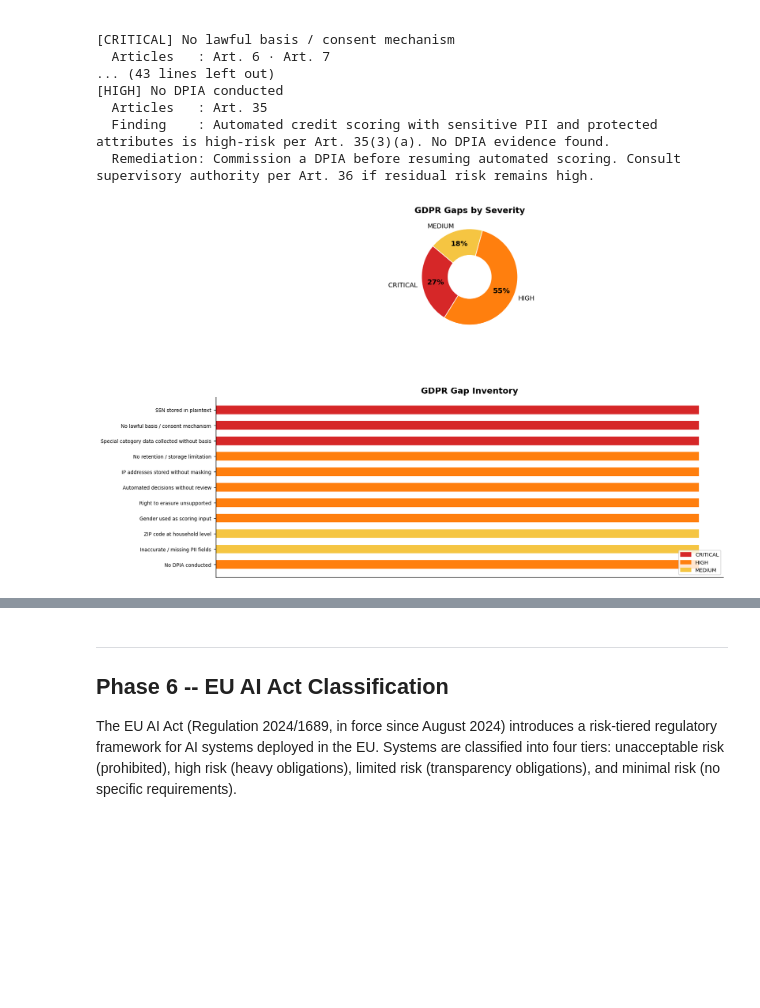
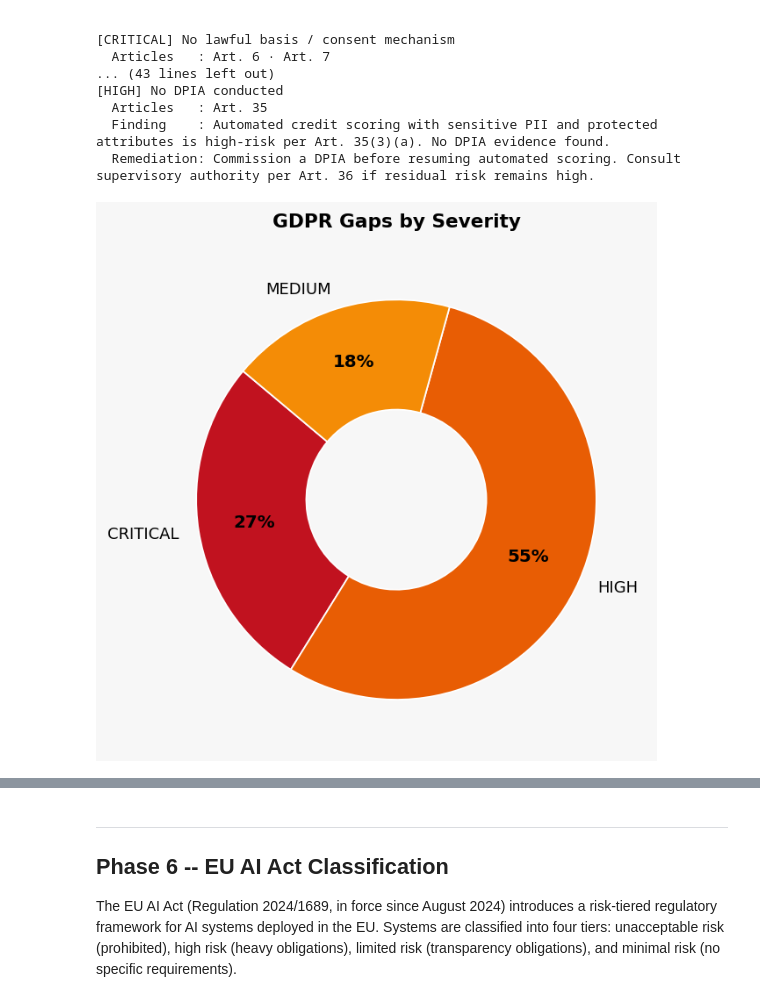
Before and after one commit to leobbaroni/Team13_DEGO_Repo, a Jupyter notebook: notebooks/03-privacy-demo.ipynb, the cells around one changed output, grey strips where cells are left out. Cells and saved outputs as stored; diff of their text form; code cells hidden in the pictures; blank space fills up the shorter version.

Commit message:
Change the structure and layout of the risk scores

```diff
--- a/notebooks/03-privacy-demo.ipynb
+++ b/notebooks/03-privacy-demo.ipynb
@@ -84,7 +84,7 @@ df_pii = pd.DataFrame(pii_catalogue,
     columns=['Field','Description','PII Type','Sensitivity','GDPR Basis','Risk'])
 
 # Build markdown table
-md_output = "## PII INVENTORY -- NovaCred Dataset\n\n"
+md_output = "## PII INVENTORY - NovaCred Dataset\n\n"
 md_output += "| Field | Description | Type | Sensitivity | GDPR Basis | Risk |\n"
 md_output += "|-------|-------------|------|-------------|-----------|------|\n"
 for _, row in df_pii.iterrows():
@@ -699,47 +759,82 @@ GDPR GAPS IDENTIFIED: 11
   Finding    : Automated credit scoring with sensitive PII and protected attributes is high-risk per Art. 35(3)(a). No DPIA evidence found.
   Remediation: Commission a DPIA before resuming automated scoring. Consult supervisory authority per Art. 36 if residual risk remains high.
 # %%
-# GDPR gap visualisation
-sev_colours = {'CRITICAL': '#d62728', 'HIGH': '#ff7f0e', 'MEDIUM': '#f5c542'}
+import matplotlib.pyplot as plt
+import matplotlib.patches as mpatches
+from IPython.display import display, HTML
+
+sev_colours = {'CRITICAL': '#c1121f', 'HIGH': '#e85d04', 'MEDIUM': '#f48c06'}
 sev_counts = df_gaps['Severity'].value_counts().reindex(['CRITICAL', 'HIGH', 'MEDIUM']).fillna(0)
 
-fig = plt.figure(figsize=(14, 10))
-gs = fig.add_gridspec(2, 1, height_ratios=[1.2, 1.8], hspace=0.4)
-ax = fig.add_subplot(gs[0])
-ax2 = fig.add_subplot(gs[1])
+# ── Donut (unchanged) ─────────────────────────────────────────────────
+fig, ax = plt.subplots(figsize=(6, 5))
+fig.patch.set_facecolor('#f7f7f7')
+ax.set_facecolor('#f7f7f7')
 
-# Donut -- fix pctdistance so percentages sit centred inside each wedge
 wedge_c = [sev_colours[s] for s in sev_counts.index]
 wedges, texts, autotexts = ax.pie(
     sev_counts, labels=sev_counts.index, colors=wedge_c,
     autopct='%1.0f%%', startangle=140, pctdistance=0.72,
     wedgeprops=dict(width=0.55, edgecolor='white'))
 for at in autotexts:
     at.set_fontsize(11)
     at.set_fontweight('bold')
-ax.set_title('GDPR Gaps by Severity', fontweight='bold')
+ax.set_title('GDPR Gaps by Severity', fontweight='bold', fontsize=12, pad=14)
 
-# Horizontal inventory -- shorten long labels to prevent overlap
+plt.tight_layout()
+plt.savefig('../reports/gdpr_gap_donut.png', bbox_inches='tight')
+plt.show()
+
+# ── Styled HTML table (replaces bar chart) ────────────────────────────
 short_labels = {
     'Automated decisions without explanation or human review': 'Automated decisions without review',
     'Gender used as scoring input -- confirmed discrimination': 'Gender used as scoring input',
     'ZIP code stored at household level (re-identification risk)': 'ZIP code at household level',
     'No data retention / storage limitation policy': 'No retention / storage limitation',
     'Right to erasure not technically supported': 'Right to erasure unsupported',
 }
-labels = [short_labels.get(row['Gap'], row['Gap']) for _, row in df_gaps.iterrows()]
-bar_c = [sev_colours[s] for s in df_gaps['Severity']]
-y = range(len(labels))
-ax2.barh(list(y), [1] * len(labels), color=bar_c, edgecolor='white', height=0.6)
-ax2.set_yticks(list(y))
-ax2.set_yticklabels(labels, fontsize=7.5)
-ax2.set_xticks([])
-ax2.set_title('GDPR Gap Inventory', fontweight='bold')
-patches = [mpatches.Patch(color=v, label=k) for k, v in sev_colours.items()]
-ax2.legend(handles=patches, loc='lower right', fontsize=8)
-ax2.invert_yaxis()
 
-plt.savefig('../reports/gdpr_gap_analysis.png', bbox_inches='tight')
-plt.show()
+badge_bg = {'CRITICAL': '#c1121f', 'HIGH': '#e85d04', 'MEDIUM': '#f48c06'}
+
+rows_html = ''
+for _, row in df_gaps.iterrows():
+    label = short_labels.get(row['Gap'], row['Gap'])
+    sev   = row['Severity']
+    art   = row.get('Article', row.get('GDPR Article', row.get('Legal Basis', '—')))
+    colour = badge_bg.get(sev, '#999')
+    rows_html += f"""
+    <tr>
+      <td style="padding:10px 14px; font-size:13px; color:#1a1a2e; border-bottom:1px solid #e0e0e0;">{label}</td>
+      <td style="padding:10px 14px; text-align:center; border-bottom:1px solid #e0e0e0;">
+        <span style="background:{colour}; color:white; padding:3px 10px; border-radius:12px;
+                     font-size:11px; font-weight:bold; letter-spacing:0.5px;">{sev}</span>
+      </td>
+      <td style="padding:10px 14px; font-size:12px; color:#6b7280; border-bottom:1px solid #e0e0e0;">{art}</td>
+    </tr>"""
+
+table_html = f"""
+<div style="font-family: 'DejaVu Sans', sans-serif; max-width: 860px; margin: 20px auto;">
+  <div style="background:#1a1a2e; color:white; padding:14px 20px; border-radius:8px 8px 0 0;">
+    <span style="font-size:15px; font-weight:bold;">GDPR Gap Inventory</span>
+    <span style="float:right; font-size:12px; color:#8da9c4;">{len(df_gaps)} gaps identified</span>
+  </div>
+  <table style="width:100%; border-collapse:collapse; background:#ffffff;
+                border-radius:0 0 8px 8px; overflow:hidden;
+                box-shadow: 0 2px 8px rgba(0,0,0,0.08);">
+    <thead>
+      <tr style="background:#f7f7f7;">
+        <th style="padding:10px 14px; text-align:left; font-size:11px; color:#6b7280;
+                   text-transform:uppercase; letter-spacing:0.8px; border-bottom:2px solid #e0e0e0;">Gap</th>
+        <th style="padding:10px 14px; text-align:center; font-size:11px; color:#6b7280;
+                   text-transform:uppercase; letter-spacing:0.8px; border-bottom:2px solid #e0e0e0;">Severity</th>
+        <th style="padding:10px 14px; text-align:left; font-size:11px; color:#6b7280;
+                   text-transform:uppercase; letter-spacing:0.8px; border-bottom:2px solid #e0e0e0;">GDPR Article</th>
+      </tr>
+    </thead>
+    <tbody>{rows_html}</tbody>
+  </table>
+</div>"""
+
+display(HTML(table_html))
 # %% [output]
-[figure, old version]
+[figure, new version]
```
Also changed, not shown: parts of 21 cells of this notebook, 5 other files.
